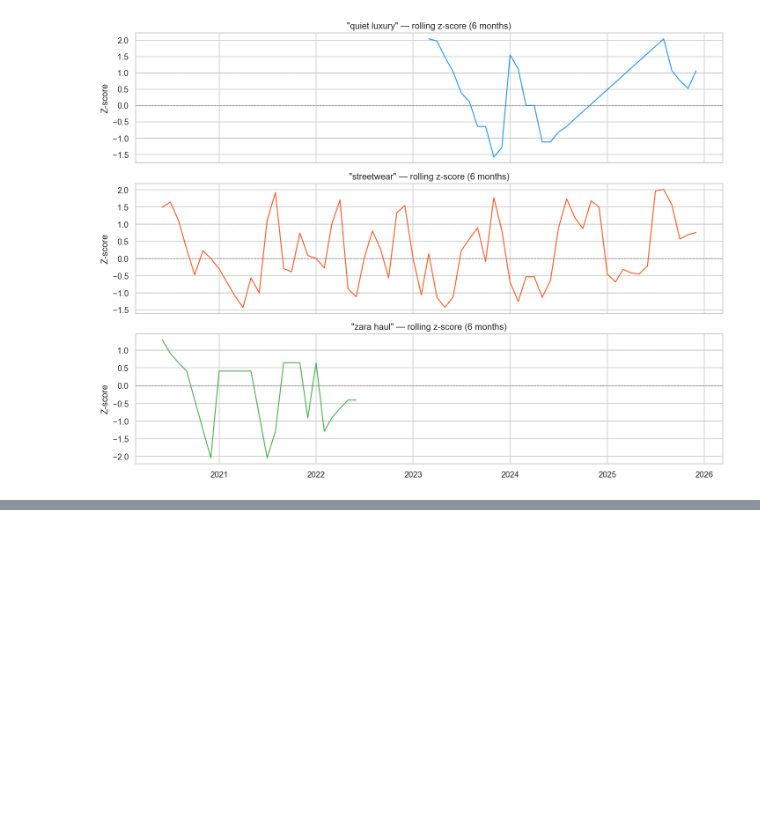
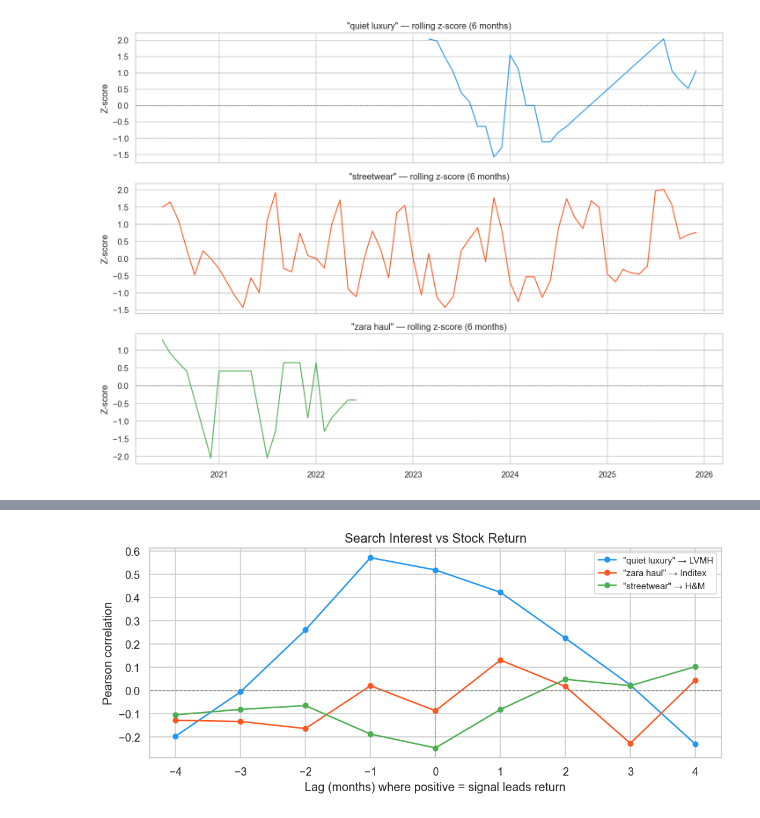
Before and after one commit to radostinaaa/fashion-trends, a Jupyter notebook: 4_trend_signal.ipynb, the cells around one changed output, grey strips where cells are left out. Drawn from its saved outputs; the diff is of its cells as text; code cells hidden in the pictures; blank space fills up the shorter version.

Commit message:
add lead-lag analysis and rolling correlation

```diff
--- a/4_trend_signal.ipynb
+++ b/4_trend_signal.ipynb
@@ -133,0 +138,26 @@ plt.show()
+# %%
+# match trends frequency
+period_prices  = prices.resample(RESAMPLE).last()
+period_returns = np.log(period_prices / period_prices.shift(1)).dropna()
+
+print(period_returns.round(4))
+
+LAGS = range(-4, 5)
+
+
+lag_corrs = {}
+
+for keyword, stock in SIGNAL_MAP.items():
+    if stock not in period_returns.columns:
+        continue
+    corrs = []
+    for lag in LAGS:
+        sig      = signals[keyword].reindex(period_returns.index, method='nearest')
+        combined = pd.concat([sig.shift(lag), period_returns[stock]], axis=1).dropna()
+        r = combined.corr().iloc[0, 1] if len(combined) > 5 else np.nan
+        corrs.append(r)
+    lag_corrs[f'"{keyword}" - {stock}'] = corrs
+
+lag_df = pd.DataFrame(lag_corrs, index=list(LAGS))
+lag_df.index.name = f'lag ({FREQ_LABEL})'
+print(lag_df.round(4))
@@ -133,0 +182,15 @@ plt.show()
+# %%
+fig, ax = plt.subplots(figsize=(9, 4))
+for col, color in zip(lag_df.columns, colors):
+    ax.plot(lag_df.index, lag_df[col], marker='o', linewidth=1.5, markersize=5,
+            color=color, label=col)
+ax.axhline(0, color='grey', linewidth=0.8, linestyle='--')
+ax.axvline(0, color='grey', linewidth=0.8, linestyle=':')
+ax.set_xlabel(f'Lag ({FREQ_LABEL}) where positive = signal leads return')
+ax.set_ylabel('Pearson correlation')
+ax.set_title('Search Interest vs Stock Return', fontsize=13)
+ax.legend(fontsize=9)
+plt.tight_layout()
+plt.show()
+# %% [output]
+[figure, added]
```
Also changed, not shown: parts of 4 cells of this notebook.
